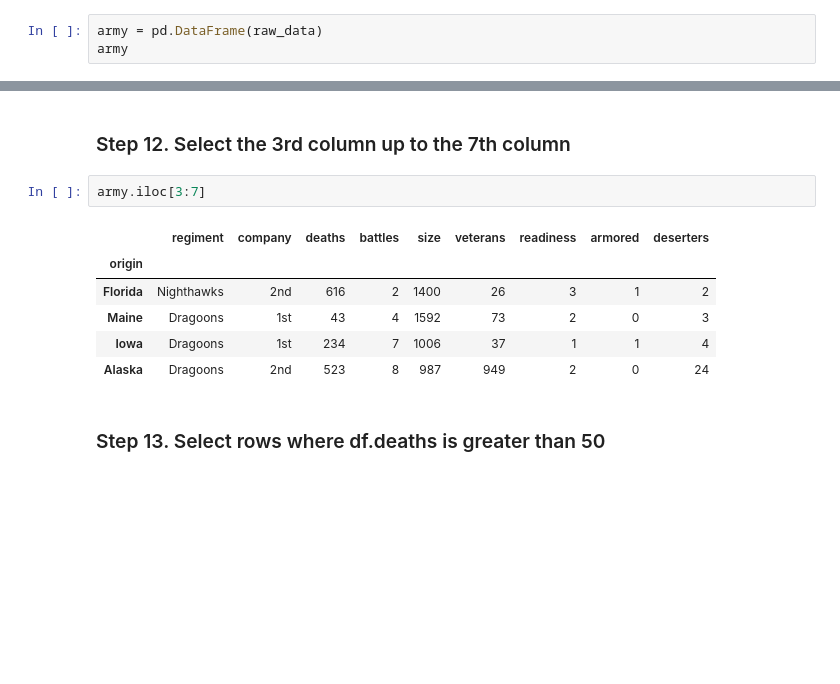
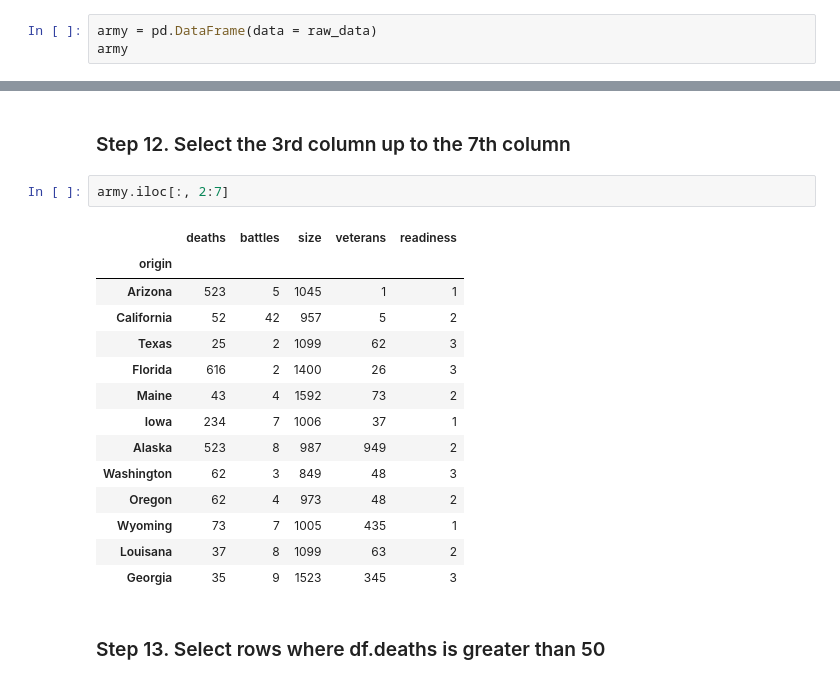
Before and after one commit to onurrtosunn/Pandas-Exercises, a Jupyter notebook: Solutions/Filtering_and_sorting_data_Ex3.ipynb, the cells around one changed output, grey strips where cells are left out. Cells and saved outputs as stored; diff of their text form; blank space fills up the shorter version.

```diff
--- a/Solutions/Filtering_and_sorting_data_Ex3.ipynb
+++ b/Solutions/Filtering_and_sorting_data_Ex3.ipynb
@@ -29,7 +29,7 @@ raw_data = {'regiment': ['Nighthawks', 'Nighthawks', 'Nighthawks', 'Nighthawks',
 
 #### Don't forget to include the columns names in the order presented in the dictionary ('regiment', 'company', 'deaths'...) so that the column index order is consistent with the solutions. If omitted, pandas will order the columns alphabetically.
 # %%
-army = pd.DataFrame(raw_data)
+army = pd.DataFrame(data = raw_data)
 army
 # %% [output]
 |  | regiment | company | deaths | battles | size | veterans | readiness | armored | deserters | origin |
@@ -160,14 +161,22 @@ army.iloc[:4]
 # %% [markdown]
 ### Step 12. Select the 3rd column up to the 7th column
 # %%
-army.iloc[3:7]
+army.iloc[:, 2:7]
 # %% [output]
-|  | regiment | company | deaths | battles | size | veterans | readiness | armored | deserters |
-| origin |  |  |  |  |  |  |  |  |  |
-| Florida | Nighthawks | 2nd | 616 | 2 | 1400 | 26 | 3 | 1 | 2 |
-| Maine | Dragoons | 1st | 43 | 4 | 1592 | 73 | 2 | 0 | 3 |
-| Iowa | Dragoons | 1st | 234 | 7 | 1006 | 37 | 1 | 1 | 4 |
-| Alaska | Dragoons | 2nd | 523 | 8 | 987 | 949 | 2 | 0 | 24 |
+|  | deaths | battles | size | veterans | readiness |
+| origin |  |  |  |  |  |
+| Arizona | 523 | 5 | 1045 | 1 | 1 |
+| California | 52 | 42 | 957 | 5 | 2 |
+| Texas | 25 | 2 | 1099 | 62 | 3 |
+| Florida | 616 | 2 | 1400 | 26 | 3 |
+| Maine | 43 | 4 | 1592 | 73 | 2 |
+| Iowa | 234 | 7 | 1006 | 37 | 1 |
+| Alaska | 523 | 8 | 987 | 949 | 2 |
+| Washington | 62 | 3 | 849 | 48 | 3 |
+| Oregon | 62 | 4 | 973 | 48 | 2 |
+| Wyoming | 73 | 7 | 1005 | 435 | 1 |
+| Louisana | 37 | 8 | 1099 | 63 | 2 |
+| Georgia | 35 | 9 | 1523 | 345 | 3 |
 # %% [markdown]
 ### Step 13. Select rows where df.deaths is greater than 50
 # %%
```
Also changed, not shown: parts of 10 cells of this notebook.
